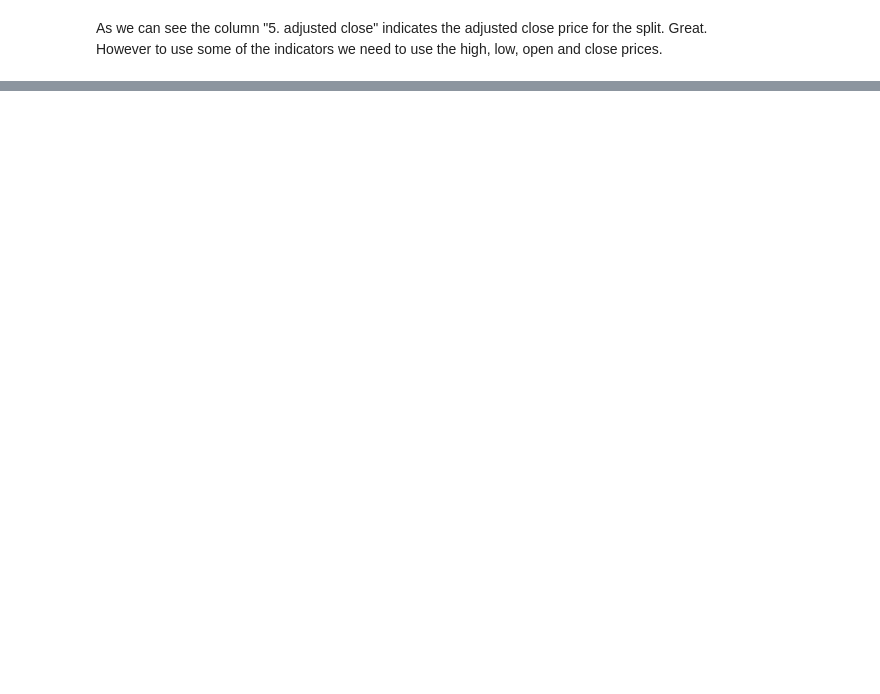
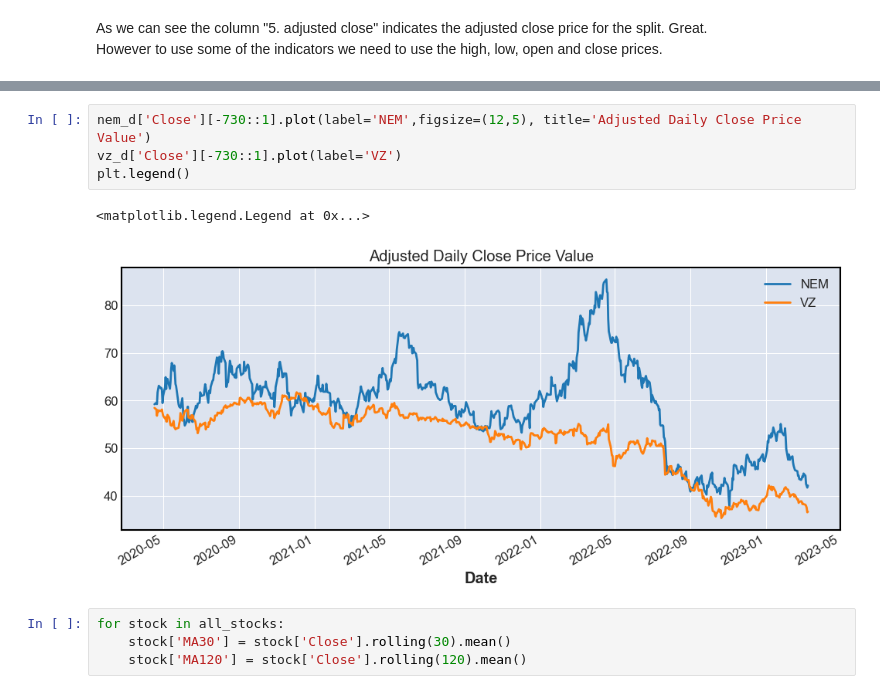
Before and after one commit to Folongton/Stock-Analysis, a Jupyter notebook: P1-Indicators-Chart-Analysis/P1-Chart-Analysis.ipynb, the cells around one changed output, grey strips where cells are left out. Saved outputs shown, nothing was run; the diff lists cells and outputs as text; blank space fills up the shorter version.

```diff
--- a/P1-Indicators-Chart-Analysis/P1-Chart-Analysis.ipynb
+++ b/P1-Indicators-Chart-Analysis/P1-Chart-Analysis.ipynb
@@ -172,0 +196,11 @@ mpf.plot(aapl_d_2y, type="candle", mav=(10, 20), volume=True)
+# %%
+nem_d['Close'][-730::1].plot(label='NEM',figsize=(12,5), title='Adjusted Daily Close Price Value')
+vz_d['Close'][-730::1].plot(label='VZ')
+plt.legend()
+# %% [output]
+<matplotlib.legend.Legend at 0x...>
+[figure, added]
+# %%
+for stock in all_stocks:
+    stock['MA30'] = stock['Close'].rolling(30).mean()
+    stock['MA120'] = stock['Close'].rolling(120).mean()
```
Also changed, not shown: parts of 20 cells of this notebook.
